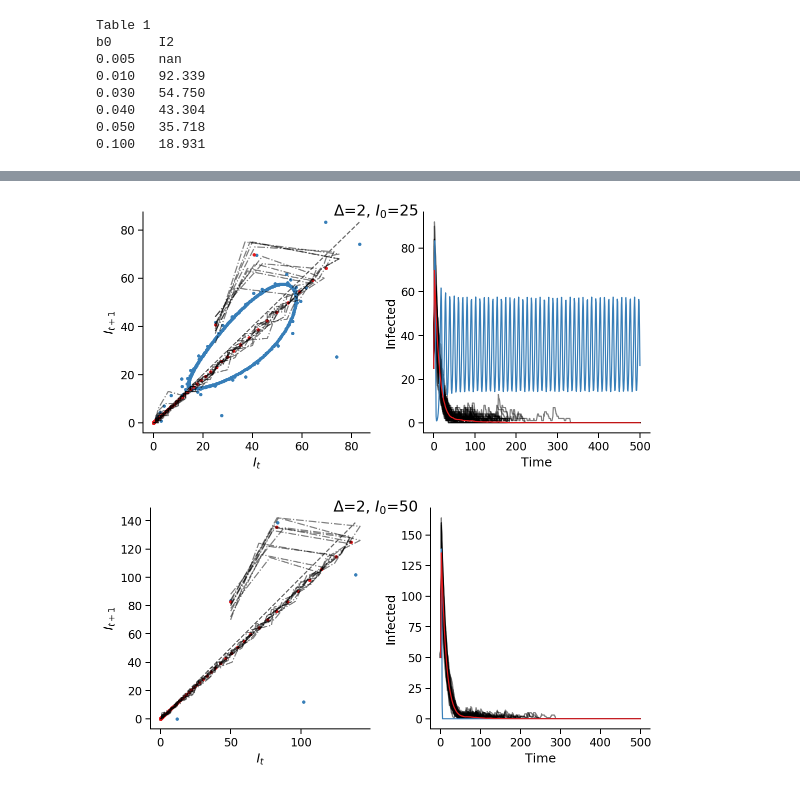
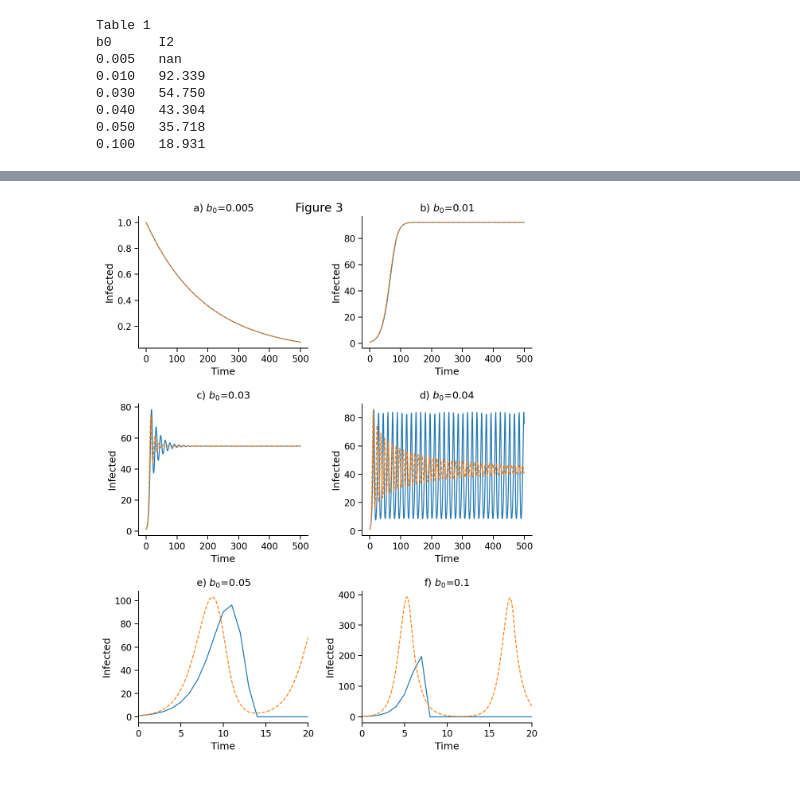
Before and after one commit to yoavram/SanJose, a Jupyter notebook: notebooks/model.ipynb, the cells around one changed output, grey strips where cells are left out. Saved outputs shown, nothing was run; the diff lists cells and outputs as text; code cells hidden in the pictures.

```diff
--- a/notebooks/model.ipynb
+++ b/notebooks/model.ipynb
@@ -201,9 +106,0 @@ def multiplot():
-# %%
-Δ_ = 2
-
-EI = simulation(1, N, b0, γ, c_hat, α1, α2, Δ_)
-I = multissimulation(1, N, b0, γ, c_hat, α1, α2, Δ_)
-Ibar = I.mean(axis=0)
-
-multiplot()
-plt.suptitle("$\Delta$=2, $I_0$=1");
@@ -212,22 +107,18 @@ plt.suptitle("$\Delta$=2, $I_0$=1");
-# %%
-Δ_ = 2
-
-EI = simulation(25, N, b0, γ, c_hat, α1, α2, Δ_)
-I = multissimulation(25, N, b0, γ, c_hat, α1, α2, Δ_)
-Ibar = I.mean(axis=0)
-
-multiplot()
-plt.suptitle("$\Delta$=2, $I_0$=25");
-# %% [output]
-[figure, removed]
-# %%
-Δ_ = 2
-
-EI = simulation(50, N, b0, γ, c_hat, α1, α2, Δ_)
-I = multissimulation(50, N, b0, γ, c_hat, α1, α2, Δ_)
-Ibar = I.mean(axis=0)
-
-multiplot()
-plt.suptitle("$\Delta$=2, $I_0$=50");
-# %% [output]
-[figure, removed]
+# %%
+fig, axes = plt.subplots(3, 2, figsize=(8, 10))
+for b0_, ax, title in zip(b0s, axes.flat, 'abcdef'):
+    I = det_dis_simulation(I0, N, b0_, γ, c_hat, α1, α2, Δ)
+    ax.plot(I)
+    t, I = det_cont_simulation(I0, N, b0_, γ, c_hat, α1, α2, Δ)
+    ax.plot(t, I, '--')
+    ax.set_ylabel('Infected')
+    ax.set_xlabel('Time')
+    ax.set_title("{}) $b_0$={}".format(title, b0_))
+axes[2,0].set_xlim(0, 20)
+axes[2,1].set_xlim(0, 20)
+plt.suptitle('Figure 3')
+fig.tight_layout()
+sns.despine()
+plt.savefig('../figures/fig3.pdf')
+# %% [output]
+[figure, added]
```
Also changed, not shown: parts of 46 cells of this notebook.
